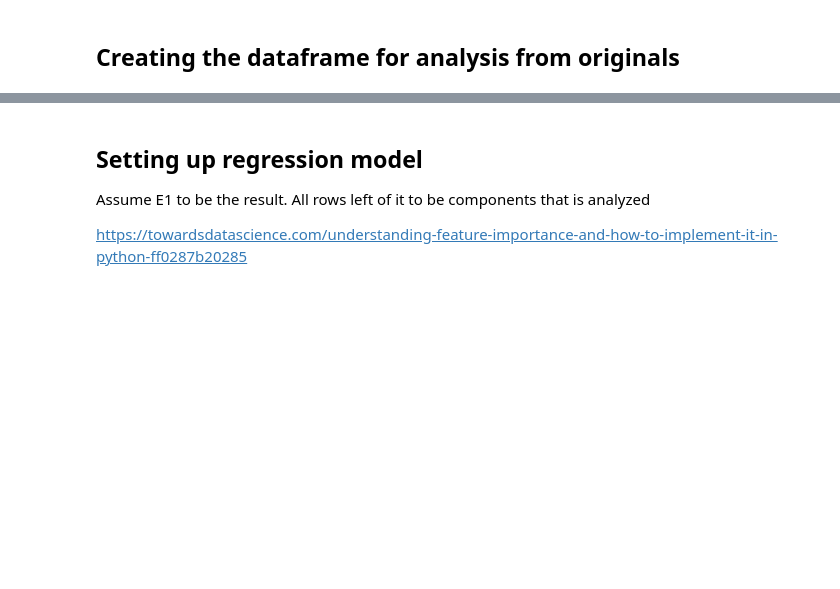
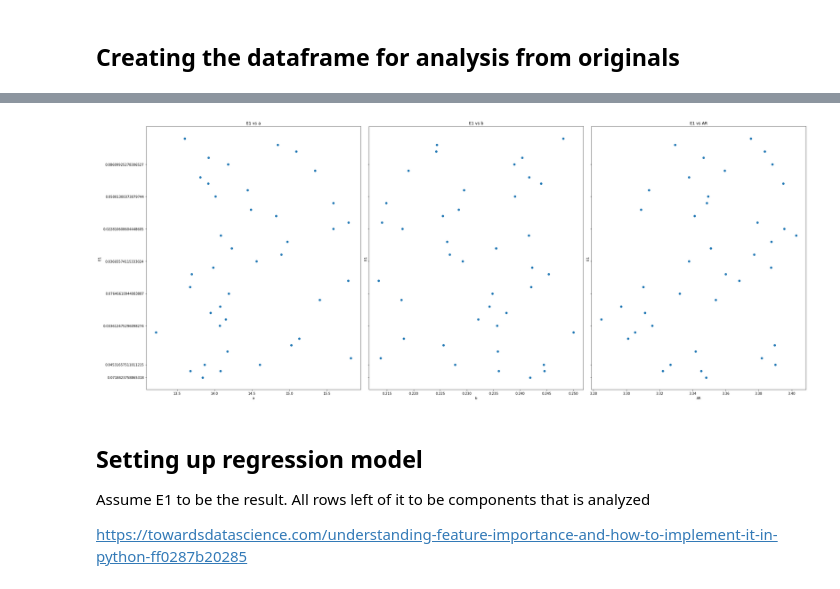
Before and after one commit to Computational-Materials-Science-UK/data_science, a Jupyter notebook: feature_importance.ipynb, the cells around one changed output, grey strips where cells are left out. Saved outputs shown, nothing was run; the diff lists cells and outputs as text; code cells hidden in the pictures; blank space fills up the shorter version.

```diff
--- a/feature_importance.ipynb
+++ b/feature_importance.ipynb
@@ -152,3 +129,28 @@ plt.show()
+# %%
+fig, axs = plt.subplots(1, 3, sharey=True, tight_layout=True)
+axs[0].scatter(df['a'],df['E1 '])
+axs[0].set_xlabel('a')
+axs[0].set_ylabel('E1 ')
+axs[0].title.set_text('E1 vs a')
+
+
+axs[1].scatter(df['b'],df['E1 '])
+axs[1].set_xlabel('b')
+axs[1].set_ylabel('E1 ')
+axs[1].title.set_text('E1 vs b')
+
+axs[2].scatter(df['AR'],df['E1 '])
+axs[2].set_xlabel('AR')
+axs[2].set_ylabel('E1 ')
+axs[2].title.set_text('E1 vs AR')
+plt.rcParams['figure.figsize'] = [30, 12]
+plt.yticks(np.array(df['E1 '])[0::5])
+
+
+
+plt.show()
+# %% [output]
+[figure, added]
 # %% [markdown]
 ## Setting up regression model
 
```
Also changed, not shown: parts of 9 cells of this notebook.
